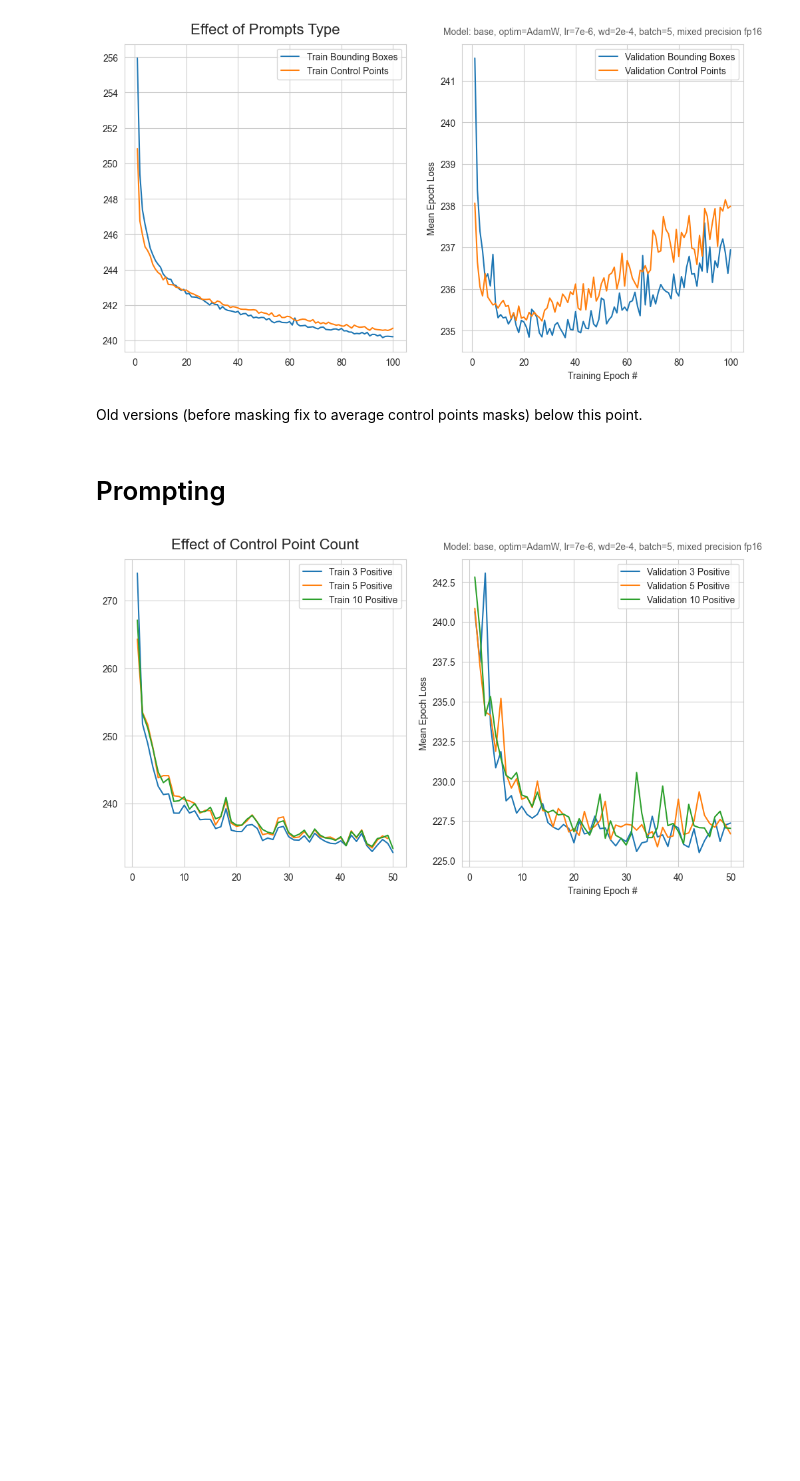
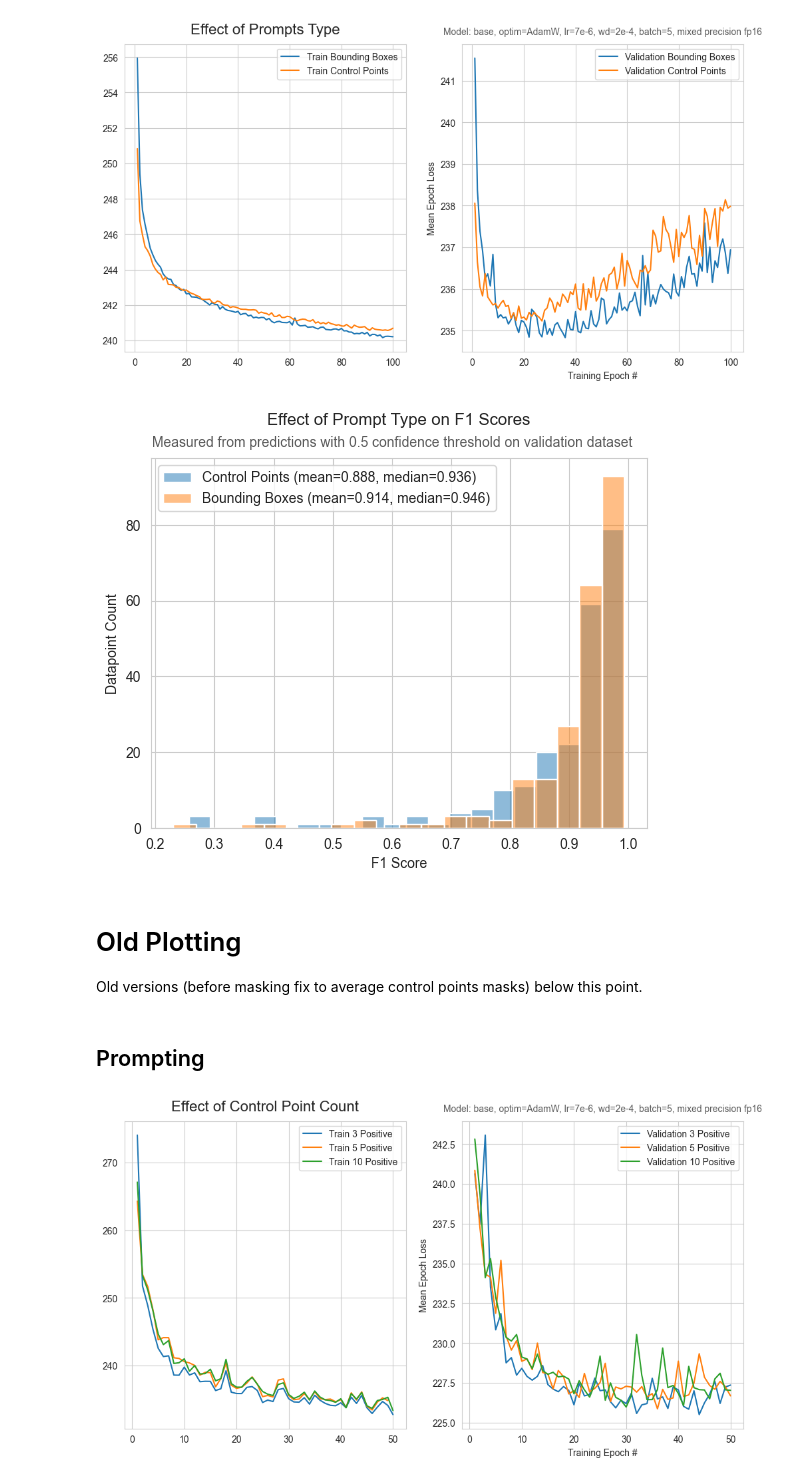
Before and after one commit to geo-smart/elwha_segmentation, a Jupyter notebook: book/experiments/plotting.ipynb, the cells around one changed output. Saved outputs shown, nothing was run; the diff lists cells and outputs as text; code cells hidden in the pictures; blank space fills up the shorter version.

Commit message:
better evaluation workflow, updated datasets, plotting work

```diff
--- a/book/experiments/plotting.ipynb
+++ b/book/experiments/plotting.ipynb
@@ -74,15 +74,26 @@ def plot_scores_comparison(
     for idx, score_list in enumerate(scores):
         mean = np.mean(score_list)
         median = np.median(score_list)
-        print(f"{labels[idx]}: mean={mean}, median={median}")
-        sns.histplot(score_list, ax=ax, label=labels[idx], color=f"C{idx}", alpha=0.5, bins=20)
+        label = f"{labels[idx]} (mean={mean:.3f}, median={median:.3f})"
+        sns.histplot(score_list, ax=ax, label=label, color=f"C{idx}", alpha=0.5, bins=20)
 
     ax.set_xlabel("F1 Score")
     ax.set_ylabel("Datapoint Count")
-    if (title): ax.set_title(title)
+    if (title):
+        pad = 24 if subtitle else None
+        ax.set_title(title, pad=pad)
+    if (subtitle): plt.text(x=0.60, y=100, s=subtitle, fontsize=10, alpha=0.75, ha="center", va="bottom")
 
     ax.legend()
     plt.show()
+# %%
+def read_list_from_file(file_path: str, data_type=float):
+    data = []
+    with open(file_path, "r") as file:
+        for line in file:
+            element = data_type(line.strip())
+            data.append(element)
+    return data
 # %% [markdown]
 # Prompting
 # %%
@@ -97,10 +108,24 @@ plot_model_comparison(
 )
 # %% [output]
 [figure]
+# %%
+plot_scores_comparison(
+    (
+        read_list_from_file("./prompts/f1_scores_pts.txt"),
+        read_list_from_file("./prompts/f1_scores_bbox.txt"),
+    ),
+    ("Control Points", "Bounding Boxes"),
+    title="Effect of Prompt Type on F1 Scores",
+    subtitle="Measured from predictions with 0.5 confidence threshold on validation dataset"
+)
+# %% [output]
+[figure, added]
 # %% [markdown]
+# Old Plotting
+
 Old versions (before masking fix to average control points masks) below this point.
 # %% [markdown]
-# Prompting
+## Prompting
 # %%
 plot_model_comparison(
     [
```
Also changed, not shown: parts of 3 cells of this notebook, 10 other files.
